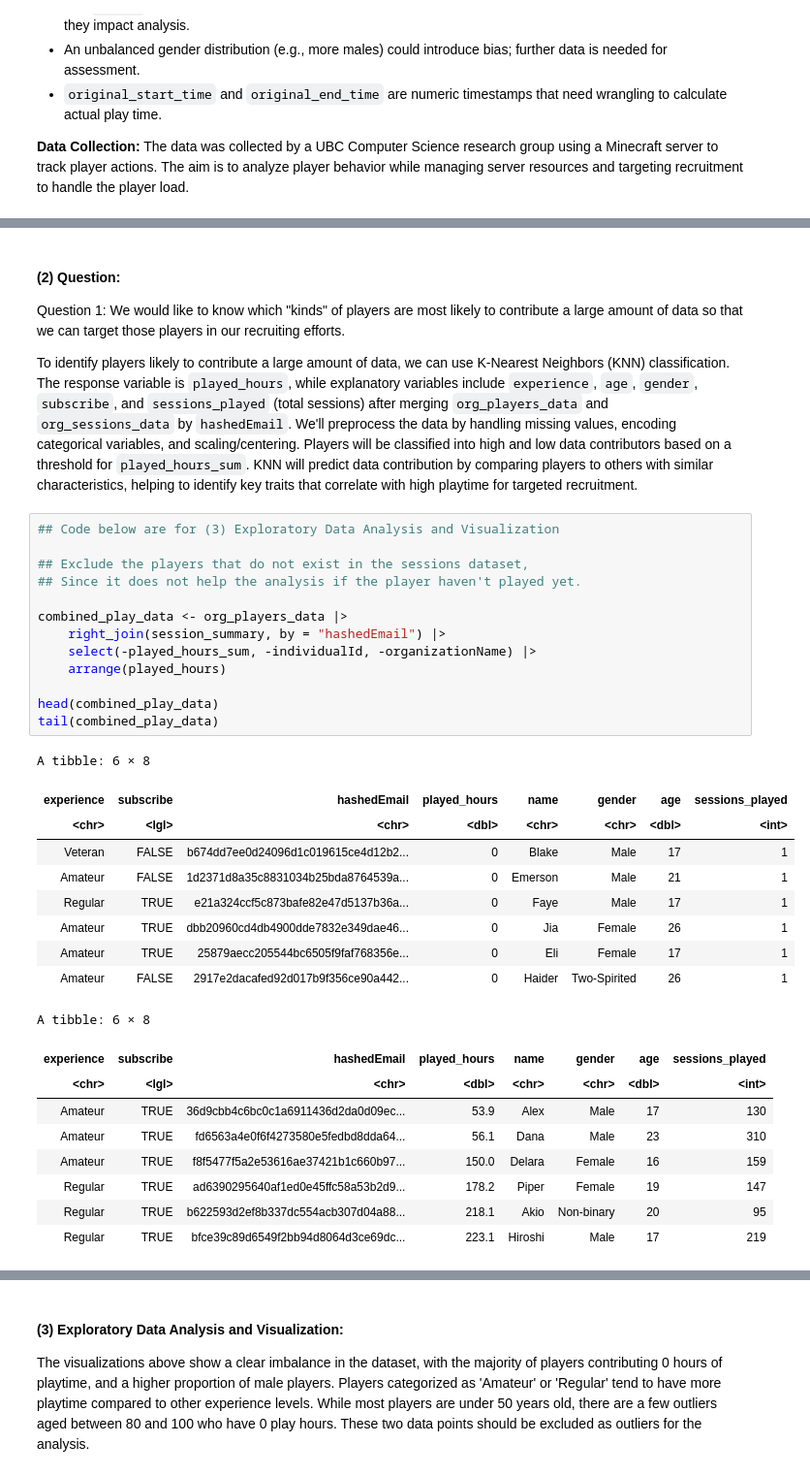
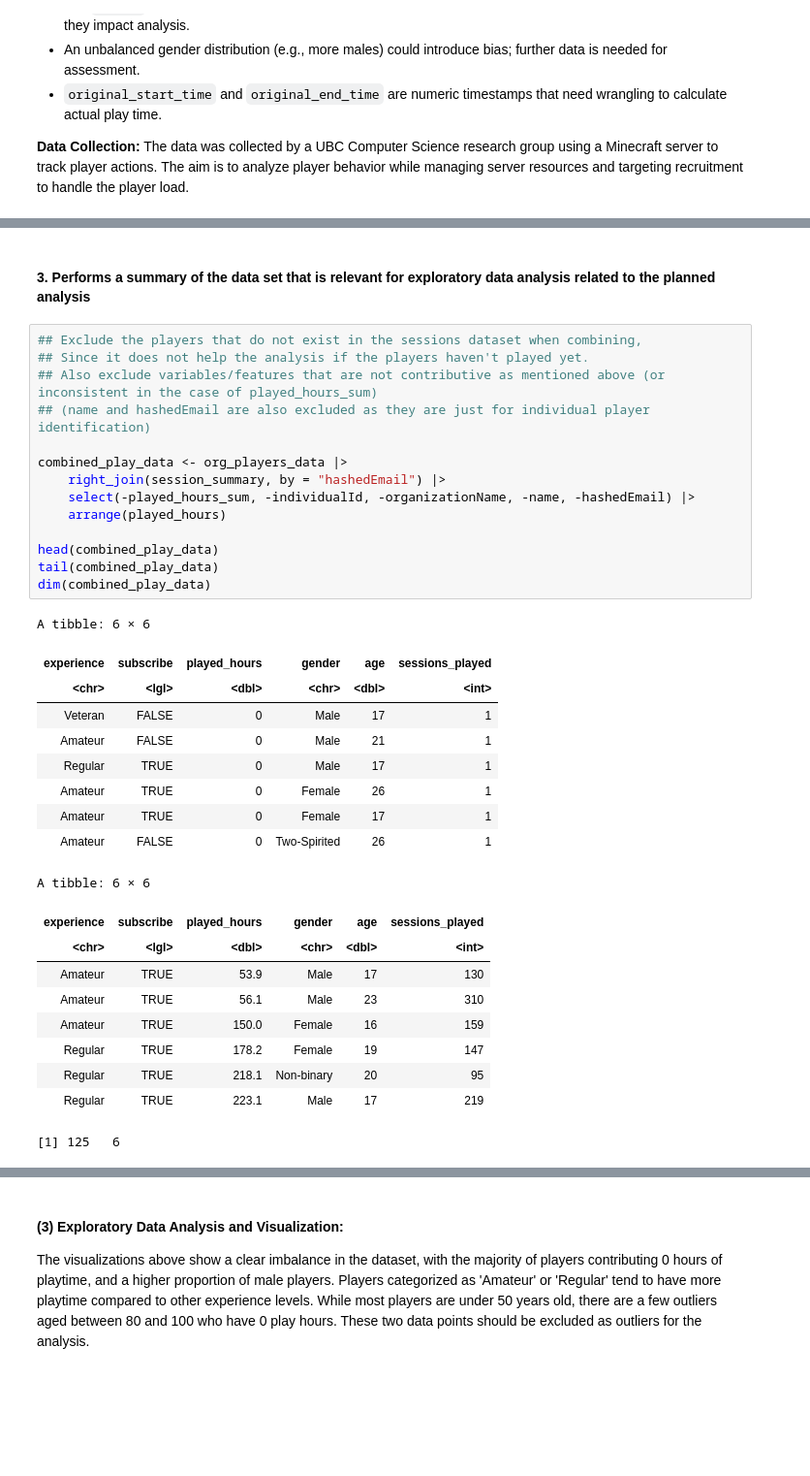
Before and after one commit to JosFen/Data-Science-Project-on-Minecraft-players-on-PlaiAI, a Jupyter notebook: project_final.ipynb, the cells around one changed output, grey strips where cells are left out. Shown at 97% size. Saved outputs shown, nothing was run; the diff lists cells and outputs as text; blank space fills up the shorter version.

```diff
--- a/project_final.ipynb
+++ b/project_final.ipynb
@@ -183,40 +188,39 @@ print(played_hours_same_player)
 [1] 33.33333
 [1] "played hours of the same player in players dataset: "
 [1] 30.3
-# %% [markdown]
-#### **(2) Question:**
-Question 1: We would like to know which "kinds" of players are most likely to contribute a large amount of data so that we can target those players in our recruiting efforts.
-
-To identify players likely to contribute a large amount of data, we can use K-Nearest Neighbors (KNN) classification. The response variable is `played_hours`, while explanatory variables include `experience`, `age`, `gender`, `subscribe`, and `sessions_played` (total sessions) after merging `org_players_data` and `org_sessions_data` by `hashedEmail`. We'll preprocess the data by handling missing values, encoding categorical variables, and scaling/centering. Players will be classified into high and low data contributors based on a threshold for `played_hours_sum`. KNN will predict data contribution by comparing players to others with similar characteristics, helping to identify key traits that correlate with high playtime for targeted recruitment.
+# %% [markdown]
+#### 3. Performs a summary of the data set that is relevant for exploratory data analysis related to the planned analysis
 # %%
-## Code below are for (3) Exploratory Data Analysis and Visualization
-
-## Exclude the players that do not exist in the sessions dataset,
-## Since it does not help the analysis if the player haven't played yet.
+## Exclude the players that do not exist in the sessions dataset when combining,
+## Since it does not help the analysis if the players haven't played yet.
+## Also exclude variables/features that are not contributive as mentioned above (or inconsistent in the case of played_hours_sum)
+## (name and hashedEmail are also excluded as they are just for individual player identification)
 
 combined_play_data <- org_players_data |>
     right_join(session_summary, by = "hashedEmail") |>
-    select(-played_hours_sum, -individualId, -organizationName) |>
+    select(-played_hours_sum, -individualId, -organizationName, -name, -hashedEmail) |>
     arrange(played_hours)
 
 head(combined_play_data)
 tail(combined_play_data)
+dim(combined_play_data)
 # %% [output]
-A tibble: 6 × 8
+A tibble: 6 × 6
-| experience | subscribe | hashedEmail | played_hours | name | gender | age | sessions_played |
-| <chr> | <lgl> | <chr> | <dbl> | <chr> | <chr> | <dbl> | <int> |
-| Veteran | FALSE | b674dd7ee0d24096d1c019615ce4d12b2... | 0 | Blake | Male | 17 | 1 |
-| Amateur | FALSE | 1d2371d8a35c8831034b25bda8764539a... | 0 | Emerson | Male | 21 | 1 |
-| Regular | TRUE | e21a324ccf5c873bafe82e47d5137b36a... | 0 | Faye | Male | 17 | 1 |
-| Amateur | TRUE | dbb20960cd4db4900dde7832e349dae46... | 0 | Jia | Female | 26 | 1 |
-| Amateur | TRUE | 25879aecc205544bc6505f9faf768356e... | 0 | Eli | Female | 17 | 1 |
-| Amateur | FALSE | 2917e2dacafed92d017b9f356ce90a442... | 0 | Haider | Two-Spirited | 26 | 1 |
+| experience | subscribe | played_hours | gender | age | sessions_played |
+| <chr> | <lgl> | <dbl> | <chr> | <dbl> | <int> |
+| Veteran | FALSE | 0 | Male | 17 | 1 |
+| Amateur | FALSE | 0 | Male | 21 | 1 |
+| Regular | TRUE | 0 | Male | 17 | 1 |
+| Amateur | TRUE | 0 | Female | 26 | 1 |
+| Amateur | TRUE | 0 | Female | 17 | 1 |
+| Amateur | FALSE | 0 | Two-Spirited | 26 | 1 |
-A tibble: 6 × 8
+A tibble: 6 × 6
-| experience | subscribe | hashedEmail | played_hours | name | gender | age | sessions_played |
-| <chr> | <lgl> | <chr> | <dbl> | <chr> | <chr> | <dbl> | <int> |
-| Amateur | TRUE | 36d9cbb4c6bc0c1a6911436d2da0d09ec... | 53.9 | Alex | Male | 17 | 130 |
-| Amateur | TRUE | fd6563a4e0f6f4273580e5fedbd8dda64... | 56.1 | Dana | Male | 23 | 310 |
-| Amateur | TRUE | f8f5477f5a2e53616ae37421b1c660b97... | 150.0 | Delara | Female | 16 | 159 |
-| Regular | TRUE | ad6390295640af1ed0e45ffc58a53b2d9... | 178.2 | Piper | Female | 19 | 147 |
-| Regular | TRUE | b622593d2ef8b337dc554acb307d04a88... | 218.1 | Akio | Non-binary | 20 | 95 |
-| Regular | TRUE | bfce39c89d6549f2bb94d8064d3ce69dc... | 223.1 | Hiroshi | Male | 17 | 219 |
+| experience | subscribe | played_hours | gender | age | sessions_played |
+| <chr> | <lgl> | <dbl> | <chr> | <dbl> | <int> |
+| Amateur | TRUE | 53.9 | Male | 17 | 130 |
+| Amateur | TRUE | 56.1 | Male | 23 | 310 |
+| Amateur | TRUE | 150.0 | Female | 16 | 159 |
+| Regular | TRUE | 178.2 | Female | 19 | 147 |
+| Regular | TRUE | 218.1 | Non-binary | 20 | 95 |
+| Regular | TRUE | 223.1 | Male | 17 | 219 |
+[1] 125   6
```
Also changed, not shown: parts of 18 cells of this notebook.
